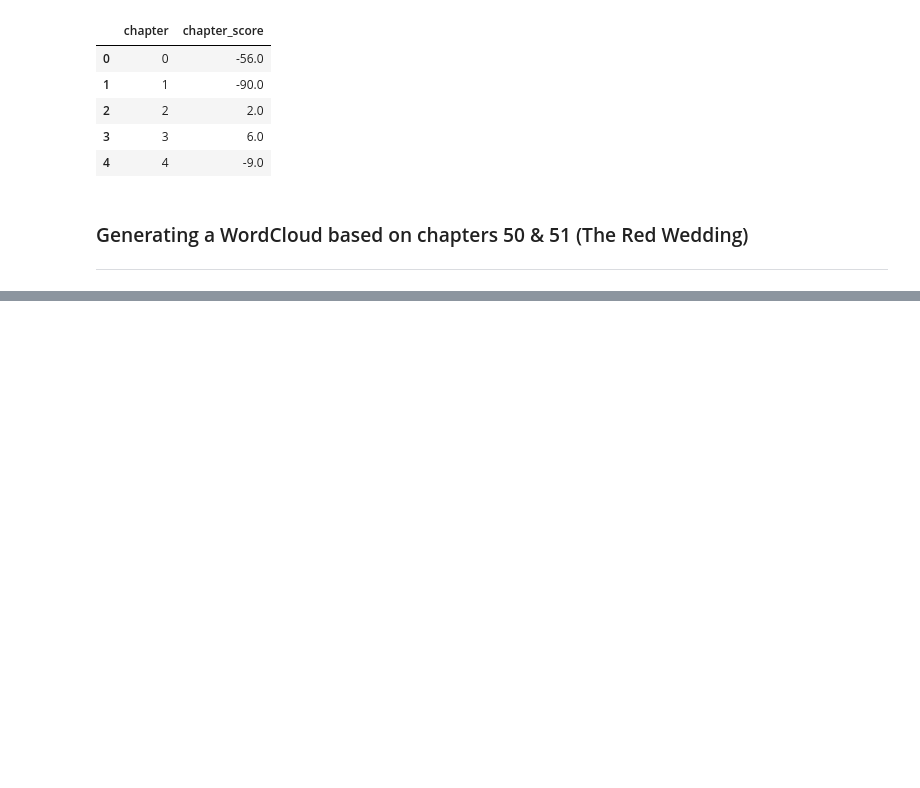
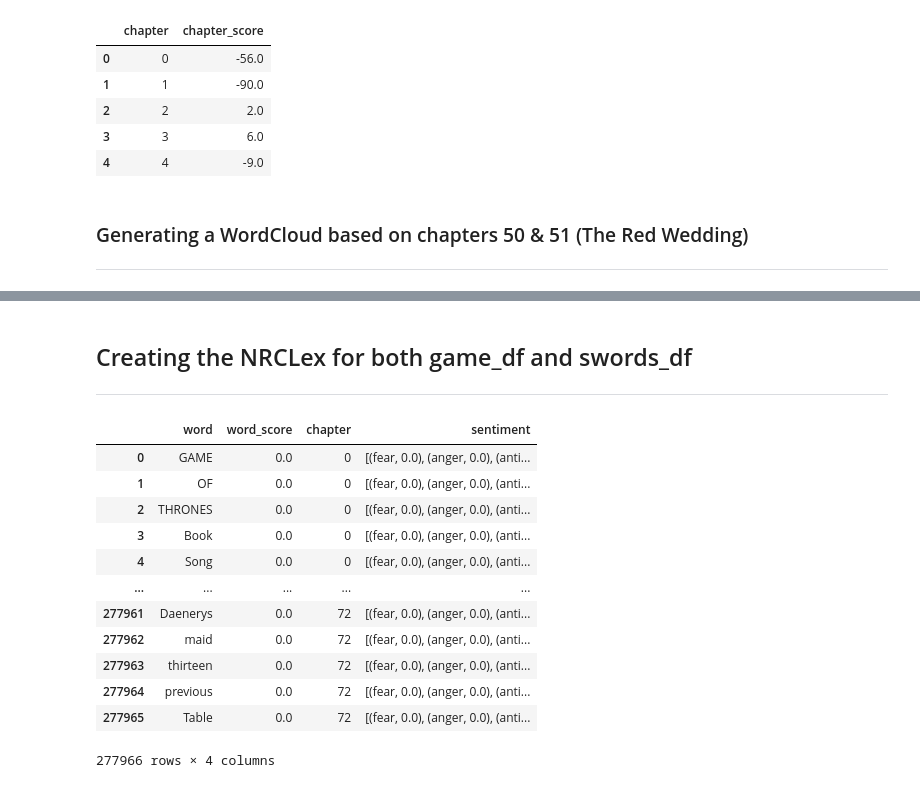
Before and after one commit to Suru-09/Data-Mining, a Jupyter notebook: notebooks/sentiment_analysis.ipynb, the cells around one changed output, grey strips where cells are left out. Saved outputs shown, nothing was run; the diff lists cells and outputs as text; code cells hidden in the pictures; blank space fills up the shorter version.

Commit message:
Modified some of the sentiment analysis

```diff
--- a/notebooks/sentiment_analysis.ipynb
+++ b/notebooks/sentiment_analysis.ipynb
@@ -170,0 +189,5 @@ plt.tight_layout(pad=0)
+# %% [markdown]
+## Creating the NRCLex for both game_df and swords_df
+------
+# %%
+game_nrclex = [NRCLex(elem).top_emotions for elem in game_df_cleaned['word']]
@@ -170,0 +196,19 @@ plt.tight_layout(pad=0)
+# %%
+game_df_ = game_df_cleaned.copy()
+game_df_ = game_df_.assign(chapter = select_chapter(game_df_, chapters_first_book))
+game_df_ = game_df_.assign(sentiment = game_nrclex)
+game_df_
+# %% [output]
+|  | word | word_score | chapter | sentiment |
+| 0 | GAME | 0.0 | 0 | [(fear, 0.0), (anger, 0.0), (anti... |
+| 1 | OF | 0.0 | 0 | [(fear, 0.0), (anger, 0.0), (anti... |
+| 2 | THRONES | 0.0 | 0 | [(fear, 0.0), (anger, 0.0), (anti... |
+| 3 | Book | 0.0 | 0 | [(fear, 0.0), (anger, 0.0), (anti... |
+| 4 | Song | 0.0 | 0 | [(fear, 0.0), (anger, 0.0), (anti... |
+| ... | ... | ... | ... | ... |
+| 277961 | Daenerys | 0.0 | 72 | [(fear, 0.0), (anger, 0.0), (anti... |
+| 277962 | maid | 0.0 | 72 | [(fear, 0.0), (anger, 0.0), (anti... |
+| 277963 | thirteen | 0.0 | 72 | [(fear, 0.0), (anger, 0.0), (anti... |
+| 277964 | previous | 0.0 | 72 | [(fear, 0.0), (anger, 0.0), (anti... |
+| 277965 | Table | 0.0 | 72 | [(fear, 0.0), (anger, 0.0), (anti... |
+277966 rows × 4 columns
```
Also changed, not shown: parts of 22 cells of this notebook, 1 other file.
